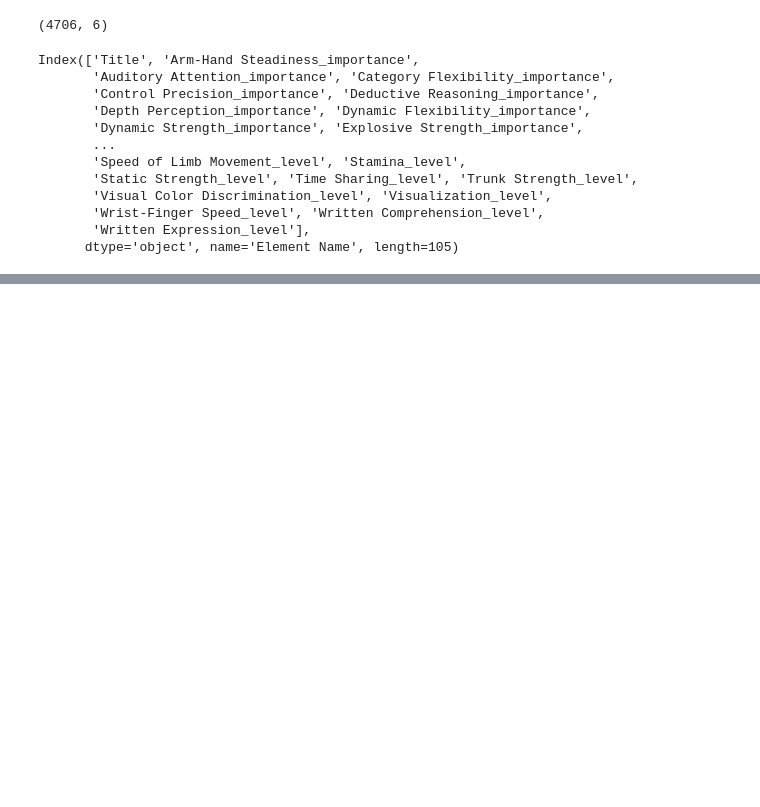
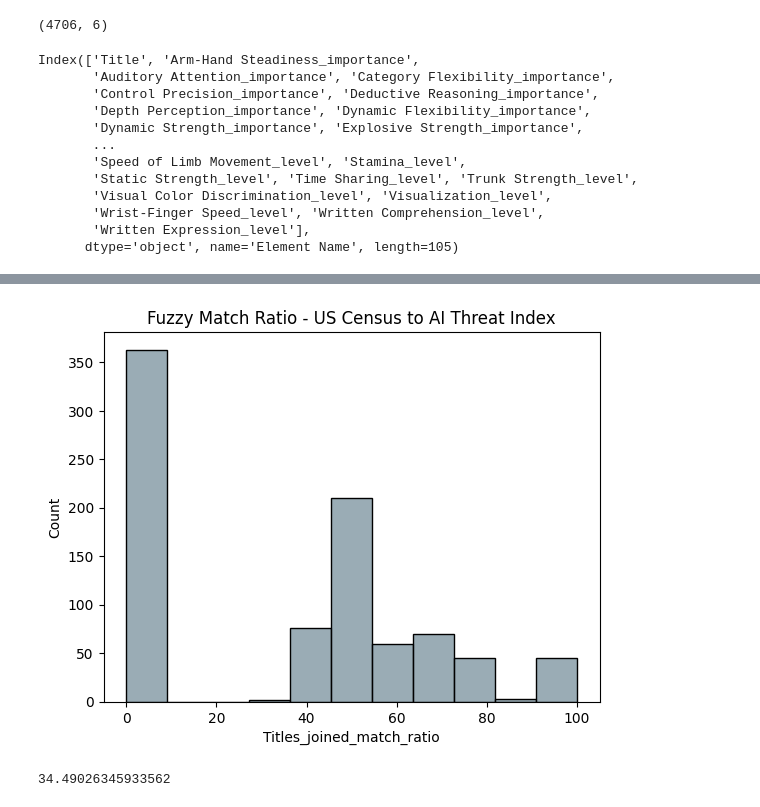
Before and after one commit to polinamin/ai_threat_index, a Jupyter notebook: code/Abilities_Analysis.ipynb, the cells around one changed output, grey strips where cells are left out. Saved outputs shown, nothing was run; the diff lists cells and outputs as text; code cells hidden in the pictures; blank space fills up the shorter version.

```diff
--- a/code/Abilities_Analysis.ipynb
+++ b/code/Abilities_Analysis.ipynb
@@ -190,0 +303,10 @@ Split on "," and "and":
+# %%
+df["Titles_joined_match"] = df["Titles_joined_match"].apply(lambda x: '-'.join(x))
+# %%
+df["Titles_joined_match"] = df["Titles_joined"].apply(lambda x: difflib.get_close_matches(x, job_threat_index["Job titiles"]))
+# %%
+df["Titles_joined"] = df["Titles_joined"].apply(lambda x: x.replace("--",""))
+# %%
+df["Titles_joined_match_ratio"] = df.apply(lambda x: fuzz.ratio(x.Titles_joined_match, x.Titles_joined), axis=1)
+
+#fuzz.ratio(job_threat_index["Titles_match"],job_threat_index["Job titiles"])
@@ -190,0 +413,11 @@ Split on "," and "and":
+# %%
+fig = plt.plot(figsize=(8, 8))
+
+sns.histplot(data=df, x=df["Titles_joined_match_ratio"], color='#78909c').set(title='Fuzzy Match Ratio - US Census to AI Threat Index');
+# %% [output]
+[figure, added]
+# %%
+mean_similarity_ = np.mean(df["Titles_joined_match_ratio"])
+mean_similarity_
+# %% [output]
+34.49026345933562
```
Also changed, not shown: parts of 51 cells of this notebook.
